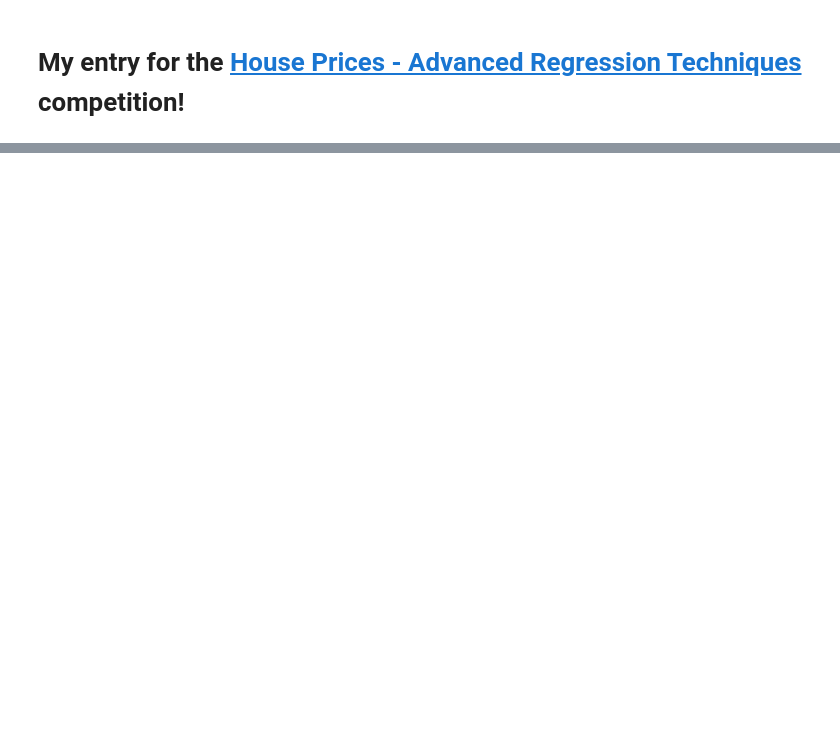
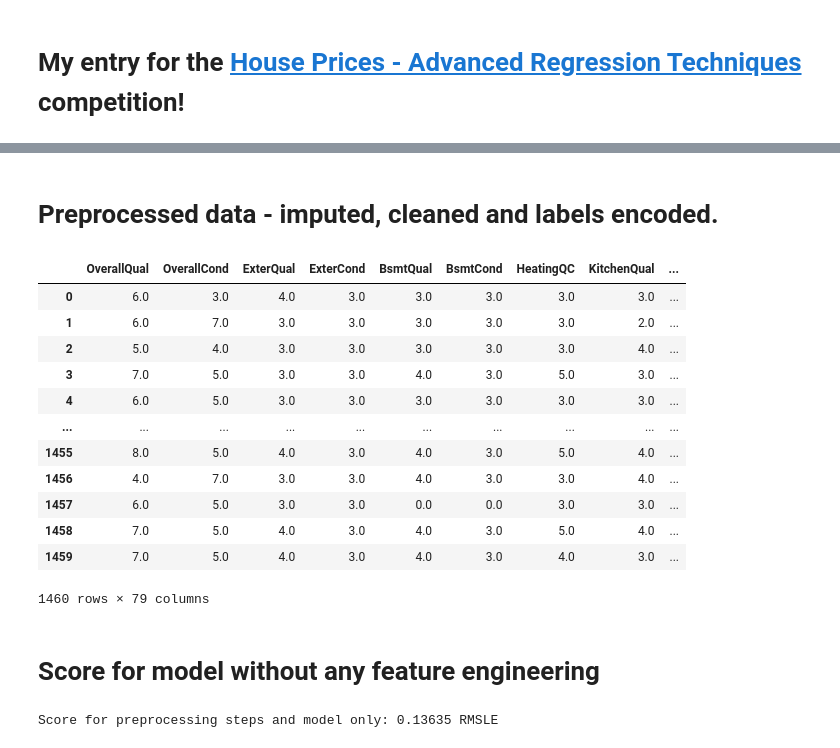
Before and after one commit to jamiepratt/kaggle_competitions, a Jupyter notebook: house-prices-advanced-regression-techniques/feature-engineering-for-house-prices.ipynb, the cells around one changed output, grey strips where cells are left out. Saved outputs shown, nothing was run; the diff lists cells and outputs as text; code cells hidden in the pictures; blank space fills up the shorter version.

```diff
--- a/house-prices-advanced-regression-techniques/feature-engineering-for-house-prices.ipynb
+++ b/house-prices-advanced-regression-techniques/feature-engineering-for-house-prices.ipynb
@@ -324,0 +213,35 @@ score_dataset(X_train, y_train, pp_fe_pipeline)
+# %% [markdown]
+# Preprocessed data - imputed, cleaned and labels encoded.
+# %%
+pp_pipeline = PreprocessPipeline(preprocess_pipeline_steps())
+X_preproccessed = pp_pipeline.fit_transform(X_train, y_train)
+X_preproccessed
+# %% [output]
+|  | OverallQual | OverallCond | ExterQual | ExterCond | BsmtQual | BsmtCond | HeatingQC | KitchenQual | ... |
+| 0 | 6.0 | 3.0 | 4.0 | 3.0 | 3.0 | 3.0 | 3.0 | 3.0 | ... |
+| 1 | 6.0 | 7.0 | 3.0 | 3.0 | 3.0 | 3.0 | 3.0 | 2.0 | ... |
+| 2 | 5.0 | 4.0 | 3.0 | 3.0 | 3.0 | 3.0 | 3.0 | 4.0 | ... |
+| 3 | 7.0 | 5.0 | 3.0 | 3.0 | 4.0 | 3.0 | 5.0 | 3.0 | ... |
+| 4 | 6.0 | 5.0 | 3.0 | 3.0 | 3.0 | 3.0 | 3.0 | 3.0 | ... |
+| ... | ... | ... | ... | ... | ... | ... | ... | ... | ... |
+| 1455 | 8.0 | 5.0 | 4.0 | 3.0 | 4.0 | 3.0 | 5.0 | 4.0 | ... |
+| 1456 | 4.0 | 7.0 | 3.0 | 3.0 | 4.0 | 3.0 | 3.0 | 4.0 | ... |
+| 1457 | 6.0 | 5.0 | 3.0 | 3.0 | 0.0 | 0.0 | 3.0 | 3.0 | ... |
+| 1458 | 7.0 | 5.0 | 4.0 | 3.0 | 4.0 | 3.0 | 5.0 | 4.0 | ... |
+| 1459 | 7.0 | 5.0 | 4.0 | 3.0 | 4.0 | 3.0 | 4.0 | 3.0 | ... |
+1460 rows × 79 columns
+# %% [markdown]
+# Score for model without any feature engineering
+# %%
+# # Establish Baseline
+
+preprocess_and_model = Pipeline(steps=[("pre", pp_pipeline),
+                                       ("model", XGBRegressor())])
+
+def print_estimator_score(X, y, es, str_describing_estimator):
+    score = score_dataset(X, y, estimator=es)
+    print(f"Score for {str_describing_estimator}: {score:.5f} RMSLE")
+
+print_estimator_score(X_train, y_train, preprocess_and_model, "preprocessing steps and model only")
+# %% [output]
+Score for preprocessing steps and model only: 0.13635 RMSLE
```
Also changed, not shown: parts of 21 cells of this notebook.
